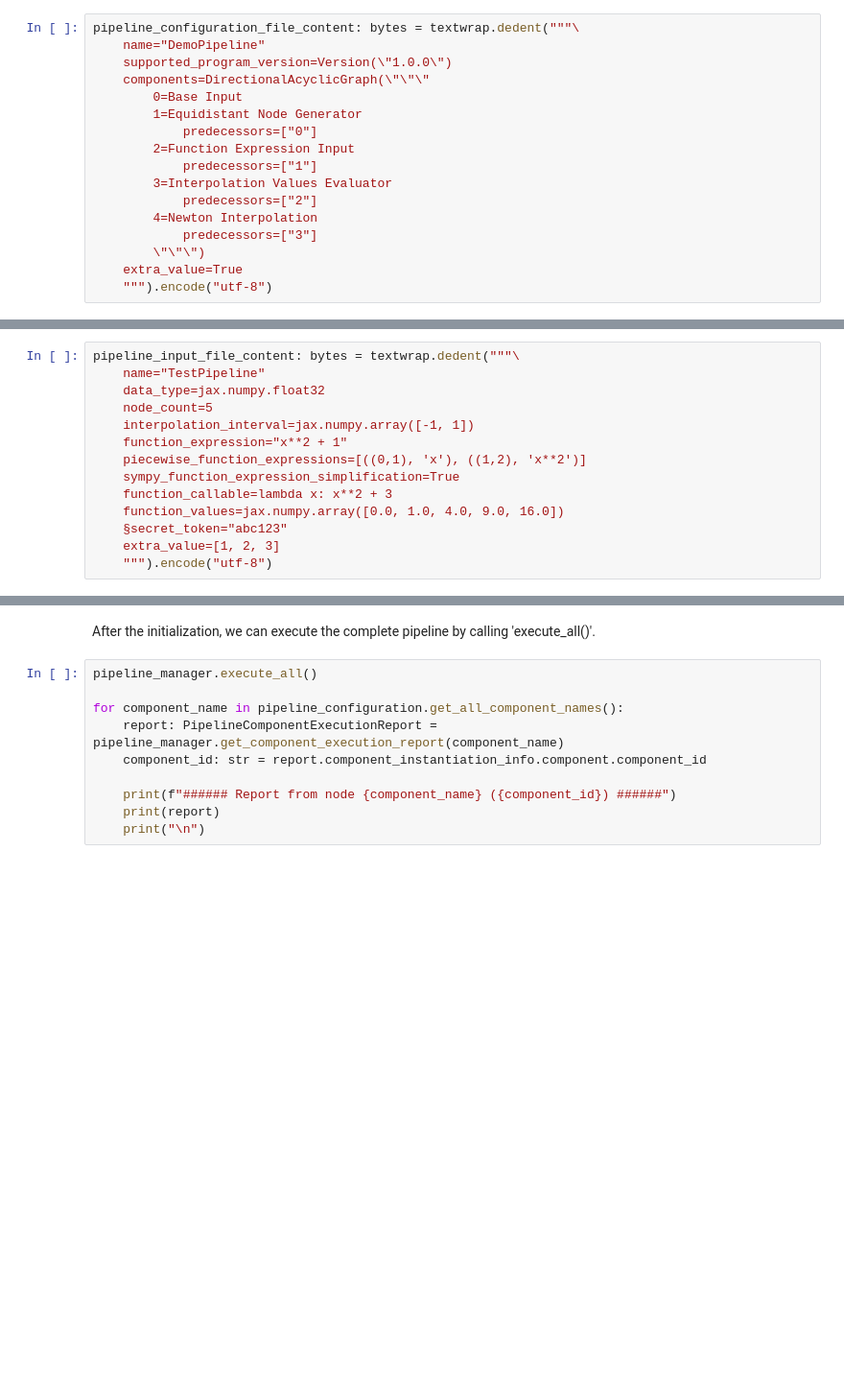
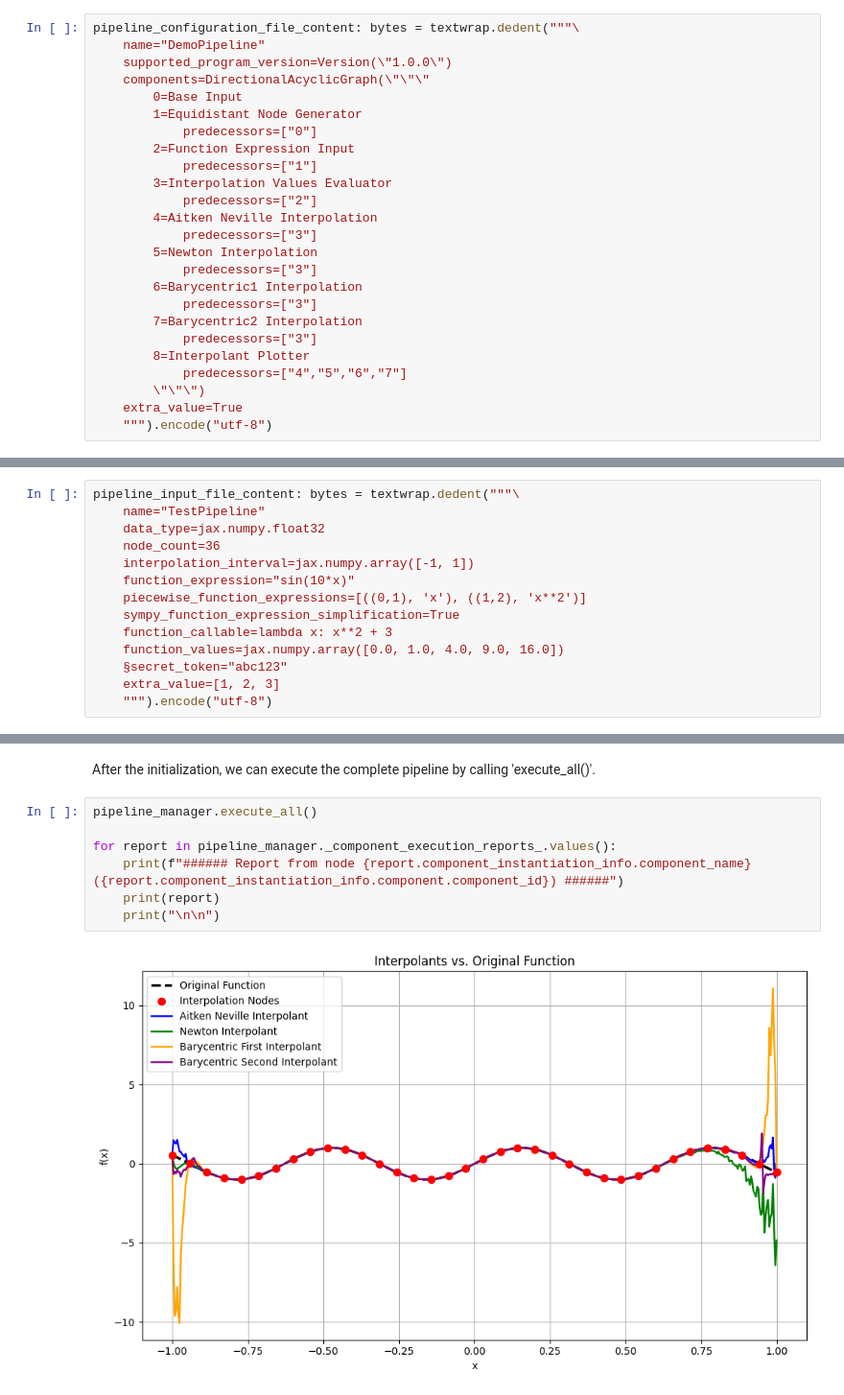
Before and after one commit to JannikGabler/25ST-Bachelor-Researchproject, a Jupyter notebook: demo_project/src/basic_use_demo.ipynb, the cells around one changed output, grey strips where cells are left out. Shown at 96% size. Drawn from its saved outputs; the diff is of its cells as text; blank space fills up the shorter version.

```diff
--- a/demo_project/src/basic_use_demo.ipynb
+++ b/demo_project/src/basic_use_demo.ipynb
@@ -44,8 +43,16 @@ pipeline_configuration_file_content: bytes = textwrap.dedent("""\
             predecessors=["1"]
         3=Interpolation Values Evaluator
             predecessors=["2"]
-        4=Newton Interpolation
+        4=Aitken Neville Interpolation
             predecessors=["3"]
+        5=Newton Interpolation
+            predecessors=["3"]
+        6=Barycentric1 Interpolation
+            predecessors=["3"]
+        7=Barycentric2 Interpolation
+            predecessors=["3"]
+        8=Interpolant Plotter
+            predecessors=["4","5","6","7"]
         \"\"\")
     extra_value=True
     """).encode("utf-8")
@@ -96,9 +103,9 @@ Required are the keys 'data_type' with a value of type 'type', 'node_count' with
 pipeline_input_file_content: bytes = textwrap.dedent("""\
     name="TestPipeline"
     data_type=jax.numpy.float32
-    node_count=5
+    node_count=36
     interpolation_interval=jax.numpy.array([-1, 1])
-    function_expression="x**2 + 1"
+    function_expression="sin(10*x)"
     piecewise_function_expressions=[((0,1), 'x'), ((1,2), 'x**2')]
     sympy_function_expression_simplification=True
     function_callable=lambda x: x**2 + 3
@@ -149,14 +152,12 @@ After the initialization, we can execute the complete pipeline by calling 'execu
 # %%
 pipeline_manager.execute_all()
 
-for component_name in pipeline_configuration.get_all_component_names():
-    report: PipelineComponentExecutionReport = pipeline_manager.get_component_execution_report(component_name)
-    component_id: str = report.component_instantiation_info.component.component_id
-
-    print(f"###### Report from node {component_name} ({component_id}) ######")
+for report in pipeline_manager._component_execution_reports_.values():
+    print(f"###### Report from node {report.component_instantiation_info.component_name} ({report.component_instantiation_info.component.component_id}) ######")
     print(report)
-    print("\n")
+    print("\n\n")
 # %% [output]
+[figure, added]
 ###### Report from node 0 (base input) ######
 PipelineComponentExecutionReport(component_instantiation_info=PipelineComponentInstantiationInfo(component_name='0', component=PipelineComponentInfo(component_id='base input', component_type=<class 'p ...
 
```
Also changed, not shown: parts of 8 cells of this notebook, 13 other files.
